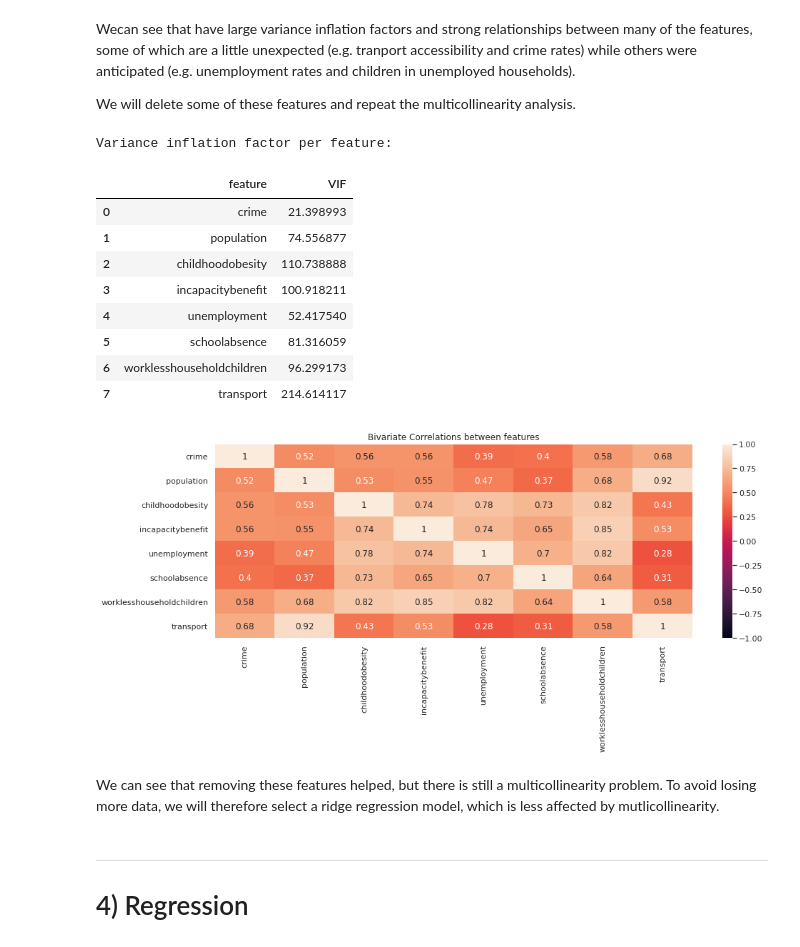
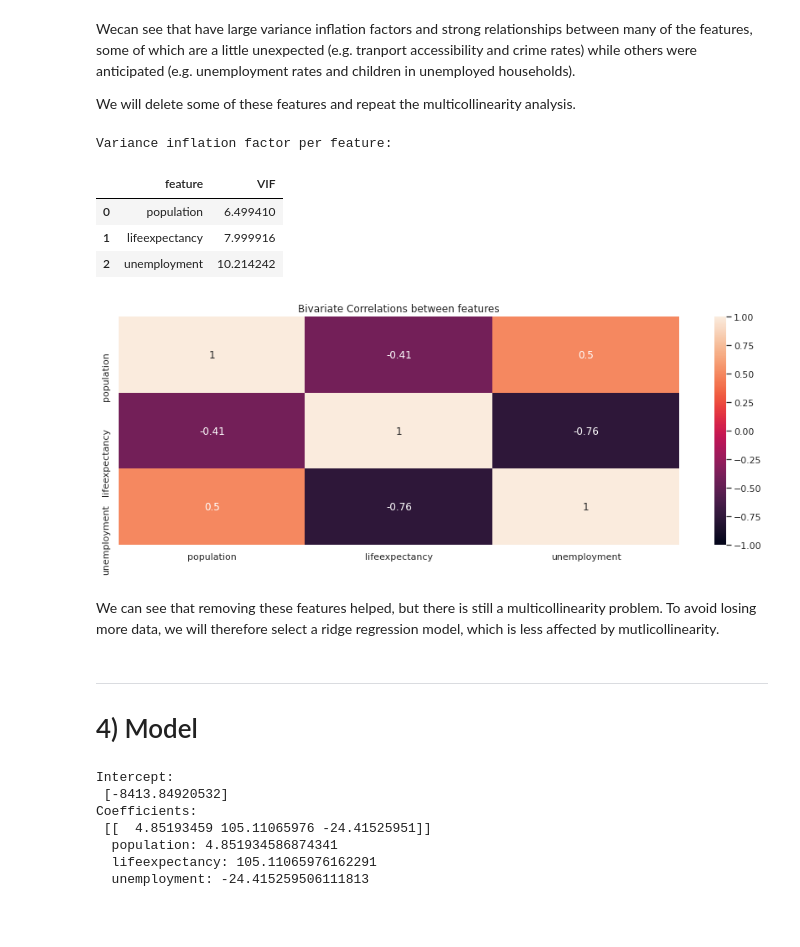
Before and after one commit to kohl-carmen/London-Housing, a Jupyter notebook: London_Housing_II.ipynb, the cells around one changed output. Drawn from its saved outputs; the diff is of its cells as text; code cells hidden in the pictures; blank space fills up the shorter version.

```diff
--- a/London_Housing_II.ipynb
+++ b/London_Housing_II.ipynb
@@ -586,0 +605,37 @@ Based on these correlations alone, it seems that transport accessibility, life e
+# %%
+#repeat plot without outliers
+# each feature with target
+sns.set(rc={'figure.figsize':(25,30)})
+my_cmap = sns.color_palette('flare', n_colors = len(cont_df)+1)
+
+count = 0
+for feature in features:
+  count += 1
+  plt.subplot(5,4,count)
+  df_x = features[feature]
+  df_y = target.average_price
+  plt.scatter(df_x,df_y,color=[0,0,0])
+  corr, p = pearsonr(df_x,df_y)
+  trendcolor = [.8, .8, .8]
+  trend = np.polyfit(np.array(df_x, dtype='float'),
+                    np.array(df_y, dtype='float'),1)
+  trendpoly = np.poly1d(trend)
+  plt.plot(df_x,trendpoly(df_x),color=trendcolor, linestyle='dashed')
+
+  #without outliers
+  df_x = features_new[feature]
+  df_y = target_new.average_price
+  plt.scatter(df_x,df_y,color=my_cmap[count-1])
+  corr, p = pearsonr(df_x,df_y)
+  trendcolor = [.5, .5, .5]
+  pstr = ''
+  if p < .05:
+    trendcolor = [0, 0, 0]
+    pstr='*'
+  trend = np.polyfit(np.array(df_x, dtype='float'),
+                    np.array(df_y, dtype='float'),1)
+  trendpoly = np.poly1d(trend)
+  plt.plot(df_x,trendpoly(df_x),color=trendcolor)
+  plt.title(cont_df[count] + ' r = ' + str(round(corr,2))+pstr)
+  plt.xlabel(df_titles[count])
+  plt.ylabel('House Price')
@@ -588,6 +649,8 @@ Based on these correlations alone, it seems that transport accessibility, life e
 We expect that some of our features are related to each other (e.g. unemployment - employment). Since this can cause problems for our regression model, we'll first check for mutlicollinearity by plotting bivariate relationships between each set of features and by inspecting the variance inflation factor.
 # %%
 # Check multicollinearity
+features = features_new.copy().astype(float)
+target = target_new.copy().astype(float)
 
 #bivariate correlations
 sns.set(rc={'figure.figsize':(15,5)})
@@ -622,37 +685,31 @@ Wecan see that have large variance inflation factors and strong relationships be
 
 We will delete some of these features and repeat the multicollinearity analysis.
 # %%
-#remove worst features and re-assess
-features = features.drop(columns=['gcse','lifeexpectancy','wellbeing','work'])
+features = features.drop(	columns=['crime',	'wellbeing','transport',	'work',	'childhoodobesity',		'worklesshouseholdchildren',	'incapacitybenefit',	'gcse',	'schoolabsence'])
 
 #bivariate correlations
 sns.set(rc={'figure.figsize':(15,5)})
 sns.heatmap(features.astype(float).corr(),vmin=-1,vmax=1,annot=True)
 plt.title('Bivariate Correlations between features')
 
 # variance inflation factor
 variance_inflation = pd.DataFrame()
 variance_inflation["feature"] = features.columns
 variance_inflation["VIF"] = [variance_inflation_factor(features.values, i)
                           for i in range(len(features.columns))]
 print('Variance inflation factor per feature:')
 variance_inflation
 # %% [output]
 Variance inflation factor per feature:
 |  | feature | VIF |
-| 0 | crime | 21.398993 |
-| 1 | population | 74.556877 |
-| 2 | childhoodobesity | 110.738888 |
-| 3 | incapacitybenefit | 100.918211 |
-| 4 | unemployment | 52.417540 |
-| 5 | schoolabsence | 81.316059 |
-| 6 | worklesshouseholdchildren | 96.299173 |
-| 7 | transport | 214.614117 |
+| 0 | population | 6.499410 |
+| 1 | lifeexpectancy | 7.999916 |
+| 2 | unemployment | 10.214242 |
-[figure, old version]
+[figure, new version]
 # %% [markdown]
 We can see that removing these features helped, but there is still a multicollinearity problem. To avoid losing more data, we will therefore select a ridge regression model, which is less affected by mutlicollinearity.
 # %% [markdown]
 
 
 ---
-# 4) Regression
+# 4) Model
@@ -658,0 +719,18 @@ We can see that removing these features helped, but there is still a multicollin
+# %%
+regr = linear_model.Ridge()
+regr.fit(X_train, y_train)
+
+print('Intercept: \n', regr.intercept_)
+print('Coefficients: \n', regr.coef_)
+count =0
+for feature in features:
+  print('  '+feature+': '+ str(regr.coef_[0][count]))
+  count+= 1
+# %% [output]
+Intercept:
+ [-8413.84920532]
+Coefficients:
+ [[  4.85193459 105.11065976 -24.41525951]]
+  population: 4.851934586874341
+  lifeexpectancy: 105.11065976162291
+  unemployment: -24.415259506111813
```
Also changed, not shown: parts of 22 cells of this notebook.
